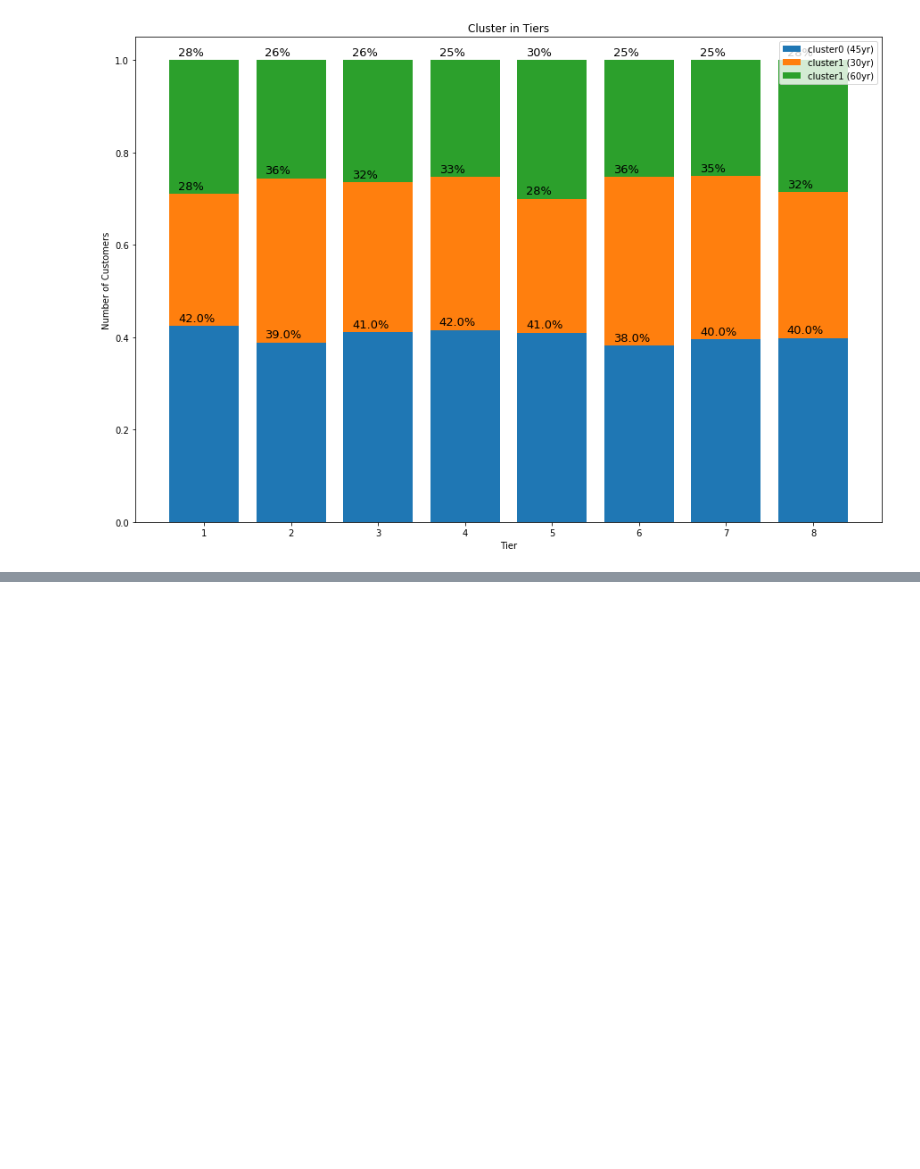
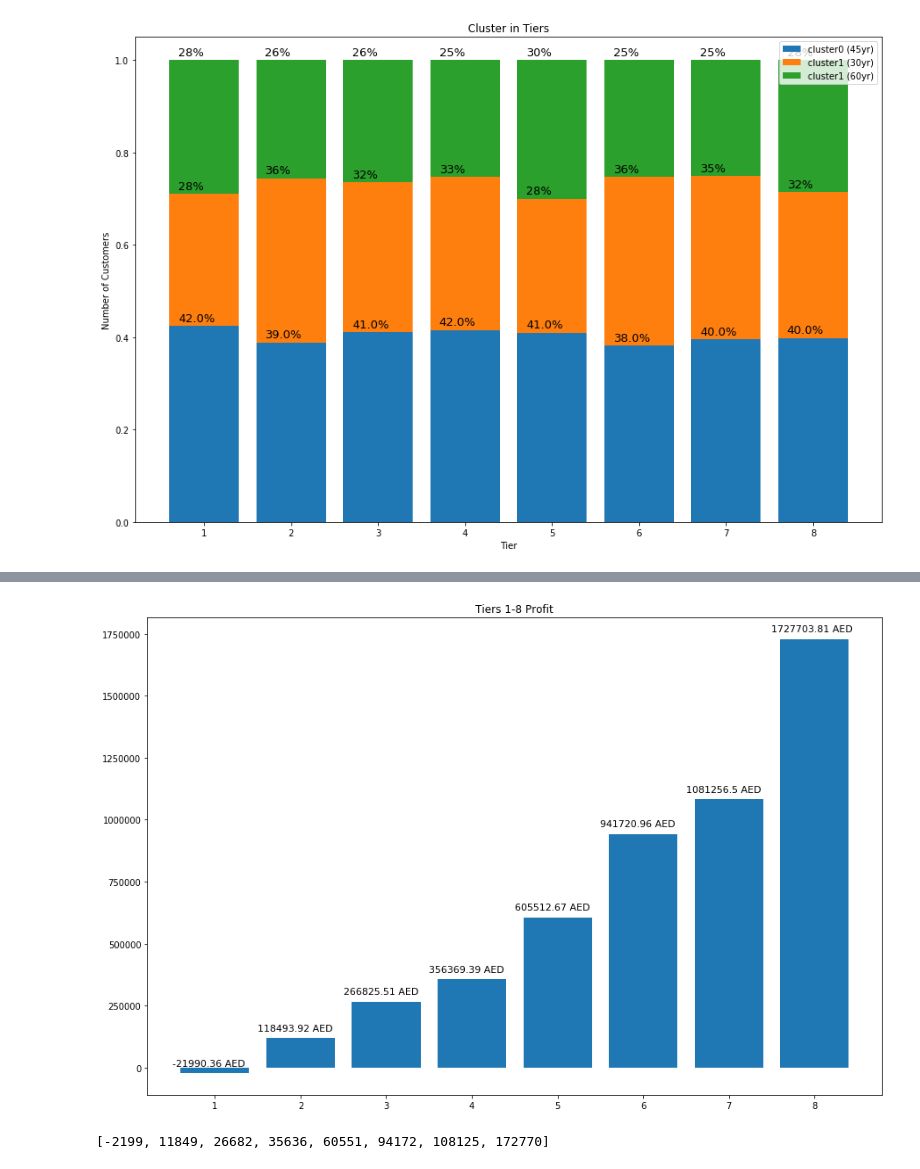
Before and after one commit to CinnyLin/dma, a Jupyter notebook: final/attribution_allocation/tiers.ipynb, the cells around one changed output, grey strips where cells are left out. Saved outputs shown, nothing was run; the diff lists cells and outputs as text; code cells hidden in the pictures; blank space fills up the shorter version.

Commit message:
more attribution analysis

```diff
--- a/final/attribution_allocation/tiers.ipynb
+++ b/final/attribution_allocation/tiers.ipynb
@@ -2105,0 +2468,47 @@ plt.show()
+# %%
+# tiers
+tier = np.arange(1,9,1)
+
+# number of customers
+sub_T = list(counts[counts['current_sub_TF']==True]['attribution_technical'])
+sub_F = list(counts[counts['current_sub_TF']==False]['attribution_technical'])
+
+# revenue = monthly sub * 4 months per tier * num of tier
+sub_T_rev = [round(4.7343*i*4*t,2) for i,t in zip(sub_T, tier)]
+sub_F_rev = [round(0*i,2) for i in sub_F]
+
+# costs
+tier1 = list(tf.loc[0][:-1])
+tier2 = list(tf.loc[1][:-1])
+tier3 = list(tf.loc[2][:-1])
+tier4 = list(tf.loc[3][:-1])
+tier5 = list(tf.loc[4][:-1])
+tier6 = list(tf.loc[5][:-1])
+tier7 = list(tf.loc[6][:-1])
+tier8 = list(tf.loc[7][:-1])
+tier_cost = [sum(tier1), sum(tier2), sum(tier3), sum(tier4), sum(tier5), sum(tier6), sum(tier7), sum(tier8)]
+
+# profit = revenue - cost
+profit = [round(i-j,2) for i,j in zip(sub_T_rev, tier_cost)]
+
+plt.figure(figsize=(15,10))
+plt.bar(tier, profit, label='profit')
+
+# text on the top of each barplot
+width = np.arange(0,len(tier)+1,1)
+#true
+for i in range(len(tier)):
+    plt.text(x = width[i]+0.5,
+             y = profit[i]+30000,
+             s = f'{profit[i]} AED', size = 11)
+
+#plt.legend()
+plt.title('Tiers 1-8 Profit')
+plt.savefig('plots/profit.png')
+plt.show()
+# %% [output]
+[figure, added]
+# %%
+[int(i*0.1) for i in profit]
+# %% [output]
+[-2199, 11849, 26682, 35636, 60551, 94172, 108125, 172770]
```
Also changed, not shown: parts of 7 cells of this notebook, 4 other files.
